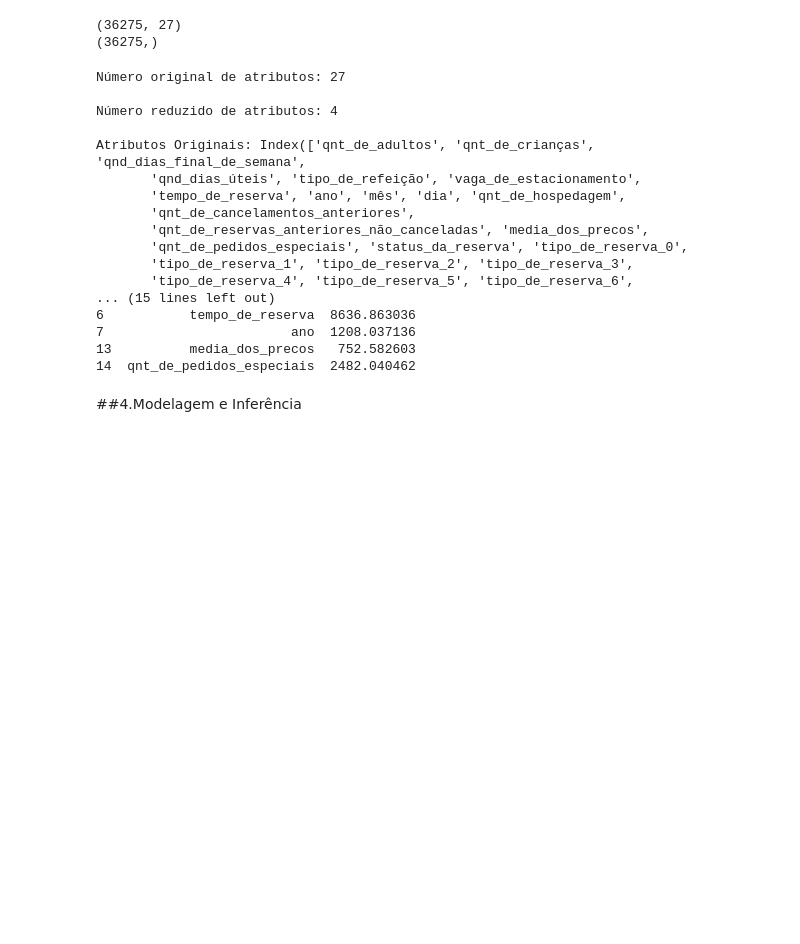
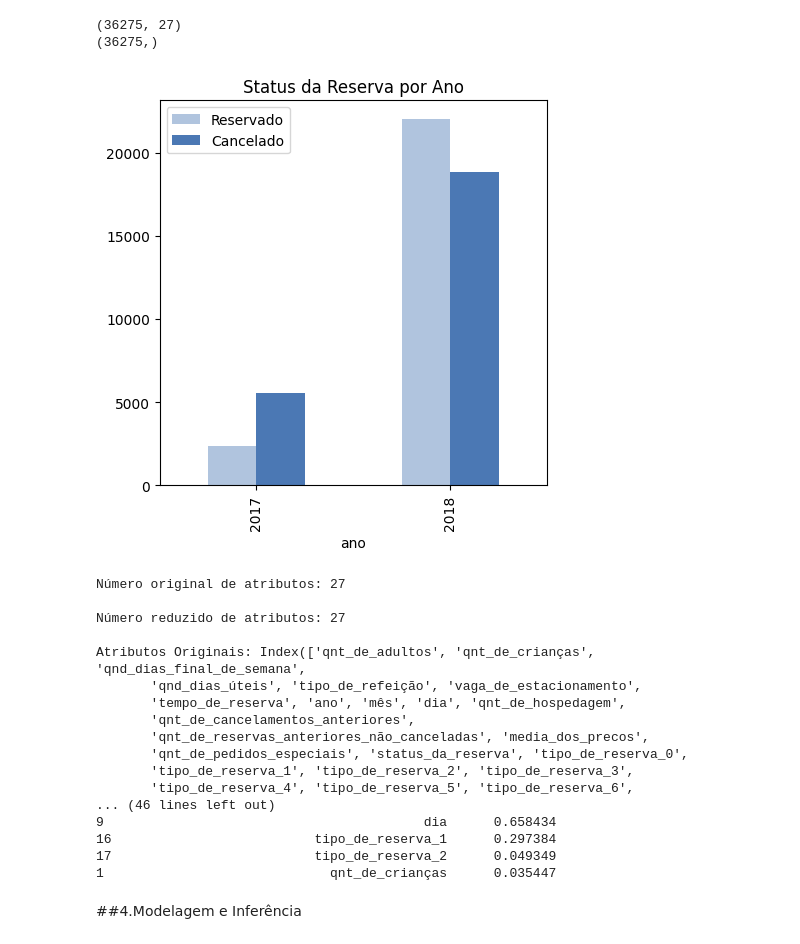
Before and after one commit to clferreira1985/PUC_RJ-Pos_Ciencia_de_Dados_e_Analytics, a Jupyter notebook: Machine_Learning/MVP_Hotel_Reservations_Dataset.ipynb, the cells around one changed output. Drawn from its saved outputs; the diff is of its cells as text; code cells hidden in the pictures; blank space fills up the shorter version.

```diff
--- a/Machine_Learning/MVP_Hotel_Reservations_Dataset.ipynb
+++ b/Machine_Learning/MVP_Hotel_Reservations_Dataset.ipynb
@@ -262,7 +262,7 @@ df.shape
 Irei separar dos dados em treino e teste. Além dessa, utilizo o SelectKBest para selecionar os melhores atributos, que geram os maiores impactos na avalização do modelo.
 # %%
 #separação em bases de treino e teste (holdout)
-X=df.drop('status_da_reserva', axis=1)
+X=df.drop(['status_da_reserva'], axis=1)
 y=df['status_da_reserva']
 test_size=0.30 # Tamanho do conungto de teste
 seed = 9 # semente aleatória
@@ -273,11 +273,24 @@ print(y.shape)
 # %% [output]
 (36275, 27)
 (36275,)
+# %%
+#Balanceamento dos dados
+smt = SMOTE()
+X, y = smt.fit_resample(X, y)
+# %%
+#Plotando o grafico para conferir
+ct = pd.crosstab(X["ano"], y)
+ct.plot(kind='bar', stacked=False, figsize=(5, 5), color=['lightsteelblue', '#4b78b4'])
+plt.title('Status da Reserva por Ano')
+plt.legend(['Reservado', 'Cancelado'])
+plt.show()
+# %% [output]
+[figure, added]
 # %%
 # SelectKBest
 
 # Seleção de atributos com SelectKBest
-best_var = SelectKBest(score_func=f_classif, k=4)
+best_var = SelectKBest(score_func=f_classif, k=27)
 
 # Executa a função de pontuação em (X, y) e obtém os atributos selecionados
 fit = best_var.fit(X, y)
@@ -304,12 +317,14 @@ print("\nAtributos Selecionados:", X.columns[best_var.get_support()])
 
 selected_features_scores = scores[scores['Atributo'].isin(selected_features)]
 
+selected_features_scores = selected_features_scores.sort_values(by='Score', ascending=False)
+
 print("\nAtributos Selecionados com seus Scores:")
 print(selected_features_scores)
 # %% [output]
 Número original de atributos: 27
 
-Número reduzido de atributos: 4
+Número reduzido de atributos: 27
 
 Atributos Originais: Index(['qnt_de_adultos', 'qnt_de_crianças', 'qnd_dias_final_de_semana',
        'qnd_dias_úteis', 'tipo_de_refeição', 'vaga_de_estacionamento',
@@ -319,11 +334,11 @@ Atributos Originais: Index(['qnt_de_adultos', 'qnt_de_crianças', 'qnd_dias_fina
        'qnt_de_pedidos_especiais', 'status_da_reserva', 'tipo_de_reserva_0',
        'tipo_de_reserva_1', 'tipo_de_reserva_2', 'tipo_de_reserva_3',
        'tipo_de_reserva_4', 'tipo_de_reserva_5', 'tipo_de_reserva_6',
-... (15 lines left out)
-6           tempo_de_reserva  8636.863036
-7                        ano  1208.037136
-13          media_dos_precos   752.582603
-14  qnt_de_pedidos_especiais  2482.040462
+... (46 lines left out)
+9                                         dia      0.658434
+16                          tipo_de_reserva_1      0.297384
+17                          tipo_de_reserva_2      0.049349
+1                             qnt_de_crianças      0.035447
 # %%
 X_train, X_test, y_train, y_test = train_test_split(X,
                                                     y,
```
Also changed, not shown: parts of 1 cell of this notebook.
